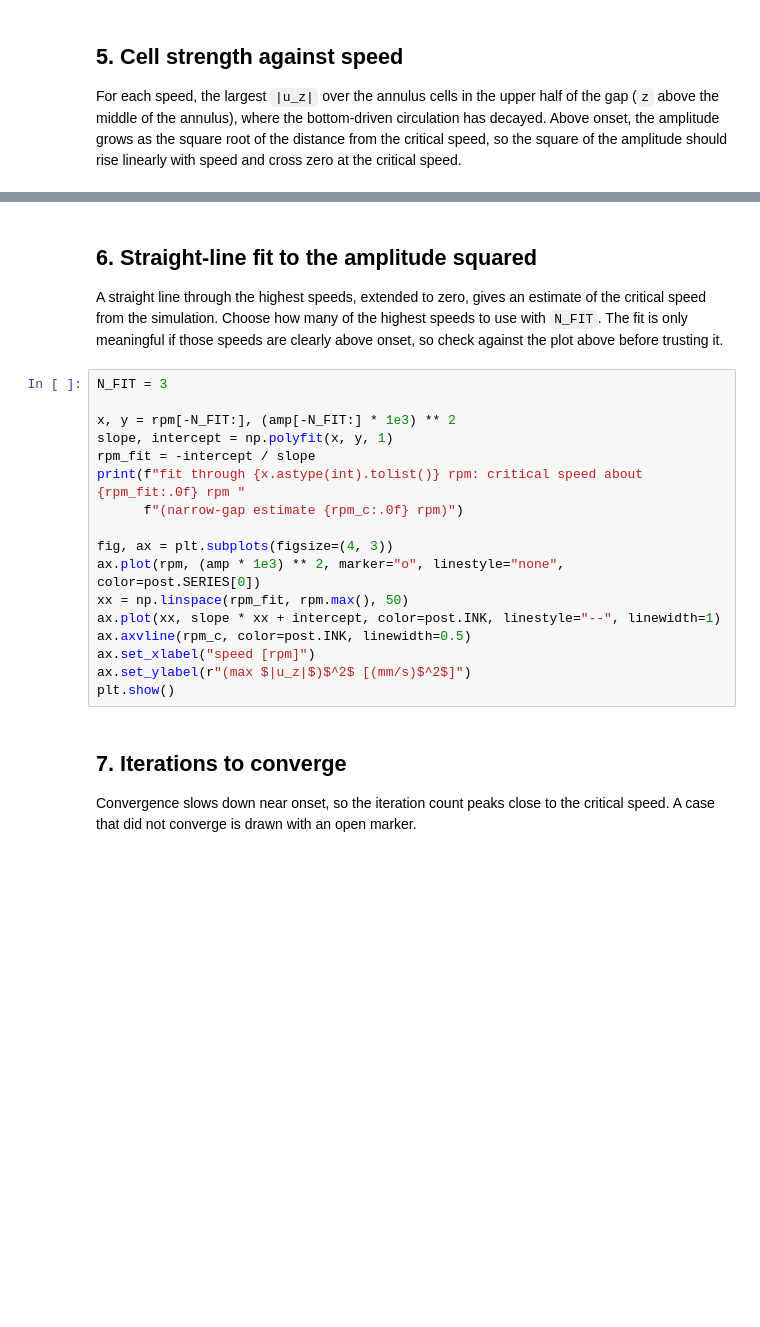
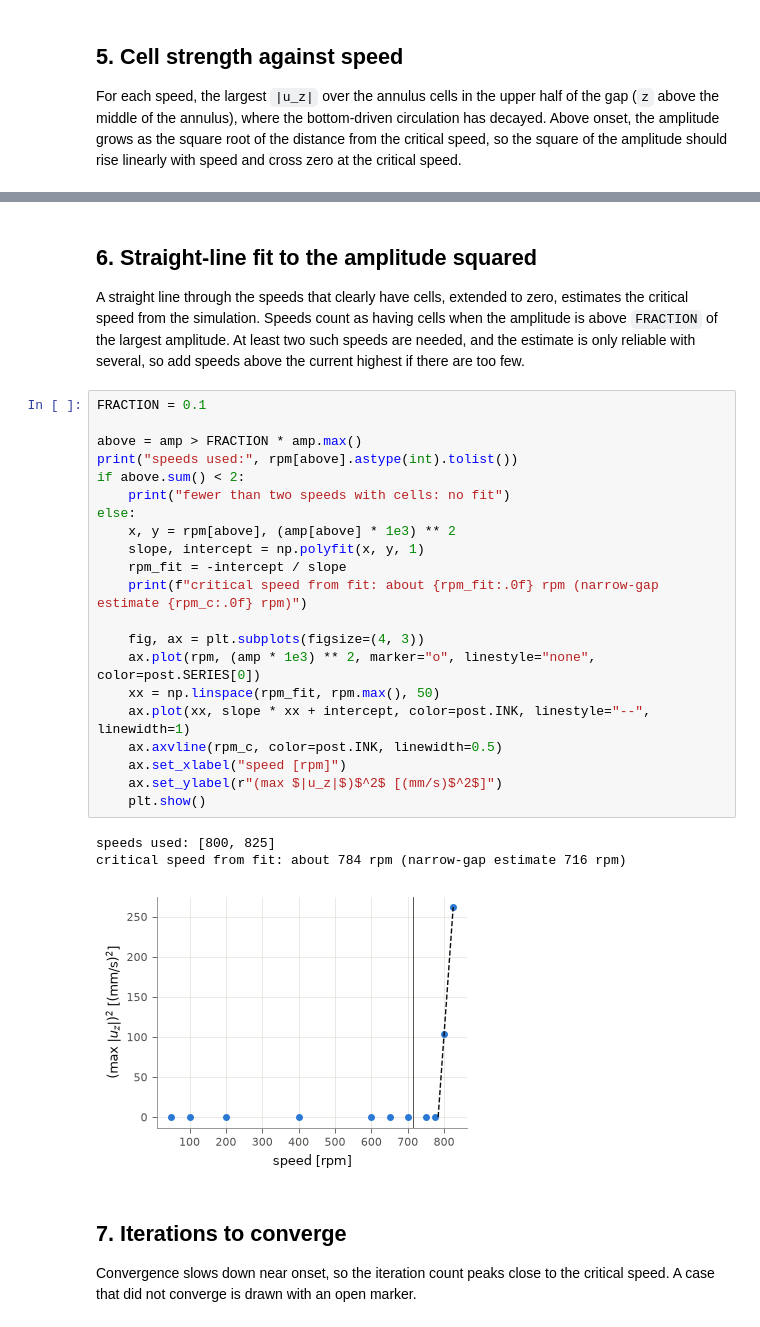
Before and after one commit to mesrobichaud/vortex-cfd, a Jupyter notebook: annulus_span-plane/post/rpm-sweep.ipynb, the cells around one changed output, grey strips where cells are left out. Cells and saved outputs as stored; diff of their text form; blank space fills up the shorter version.

```diff
--- a/annulus_span-plane/post/rpm-sweep.ipynb
+++ b/annulus_span-plane/post/rpm-sweep.ipynb
@@ -151,27 +173,35 @@ plt.show()
 # %% [markdown]
 ## 6. Straight-line fit to the amplitude squared
 
-A straight line through the highest speeds, extended to zero, gives an estimate of the
-critical speed from the simulation. Choose how many of the highest speeds to use with
-`N_FIT`. The fit is only meaningful if those speeds are clearly above onset, so check against
-the plot above before trusting it.
+A straight line through the speeds that clearly have cells, extended to zero, estimates the
+critical speed from the simulation. Speeds count as having cells when the amplitude is above
+`FRACTION` of the largest amplitude. At least two such speeds are needed, and the estimate is
+only reliable with several, so add speeds above the current highest if there are too few.
 # %%
-N_FIT = 3
+FRACTION = 0.1
 
-x, y = rpm[-N_FIT:], (amp[-N_FIT:] * 1e3) ** 2
-slope, intercept = np.polyfit(x, y, 1)
-rpm_fit = -intercept / slope
-print(f"fit through {x.astype(int).tolist()} rpm: critical speed about {rpm_fit:.0f} rpm "
-      f"(narrow-gap estimate {rpm_c:.0f} rpm)")
+above = amp > FRACTION * amp.max()
+print("speeds used:", rpm[above].astype(int).tolist())
+if above.sum() < 2:
+    print("fewer than two speeds with cells: no fit")
+else:
+    x, y = rpm[above], (amp[above] * 1e3) ** 2
+    slope, intercept = np.polyfit(x, y, 1)
+    rpm_fit = -intercept / slope
+    print(f"critical speed from fit: about {rpm_fit:.0f} rpm (narrow-gap estimate {rpm_c:.0f} rpm)")
 
-fig, ax = plt.subplots(figsize=(4, 3))
-ax.plot(rpm, (amp * 1e3) ** 2, marker="o", linestyle="none", color=post.SERIES[0])
-xx = np.linspace(rpm_fit, rpm.max(), 50)
-ax.plot(xx, slope * xx + intercept, color=post.INK, linestyle="--", linewidth=1)
-ax.axvline(rpm_c, color=post.INK, linewidth=0.5)
-ax.set_xlabel("speed [rpm]")
-ax.set_ylabel(r"(max $|u_z|$)$^2$ [(mm/s)$^2$]")
-plt.show()
+    fig, ax = plt.subplots(figsize=(4, 3))
+    ax.plot(rpm, (amp * 1e3) ** 2, marker="o", linestyle="none", color=post.SERIES[0])
+    xx = np.linspace(rpm_fit, rpm.max(), 50)
+    ax.plot(xx, slope * xx + intercept, color=post.INK, linestyle="--", linewidth=1)
+    ax.axvline(rpm_c, color=post.INK, linewidth=0.5)
+    ax.set_xlabel("speed [rpm]")
+    ax.set_ylabel(r"(max $|u_z|$)$^2$ [(mm/s)$^2$]")
+    plt.show()
+# %% [output]
+speeds used: [800, 825]
+critical speed from fit: about 784 rpm (narrow-gap estimate 716 rpm)
+[figure, added]
 # %% [markdown]
 ## 7. Iterations to converge
 
```
Also changed, not shown: parts of 9 cells of this notebook, 1 other file.
